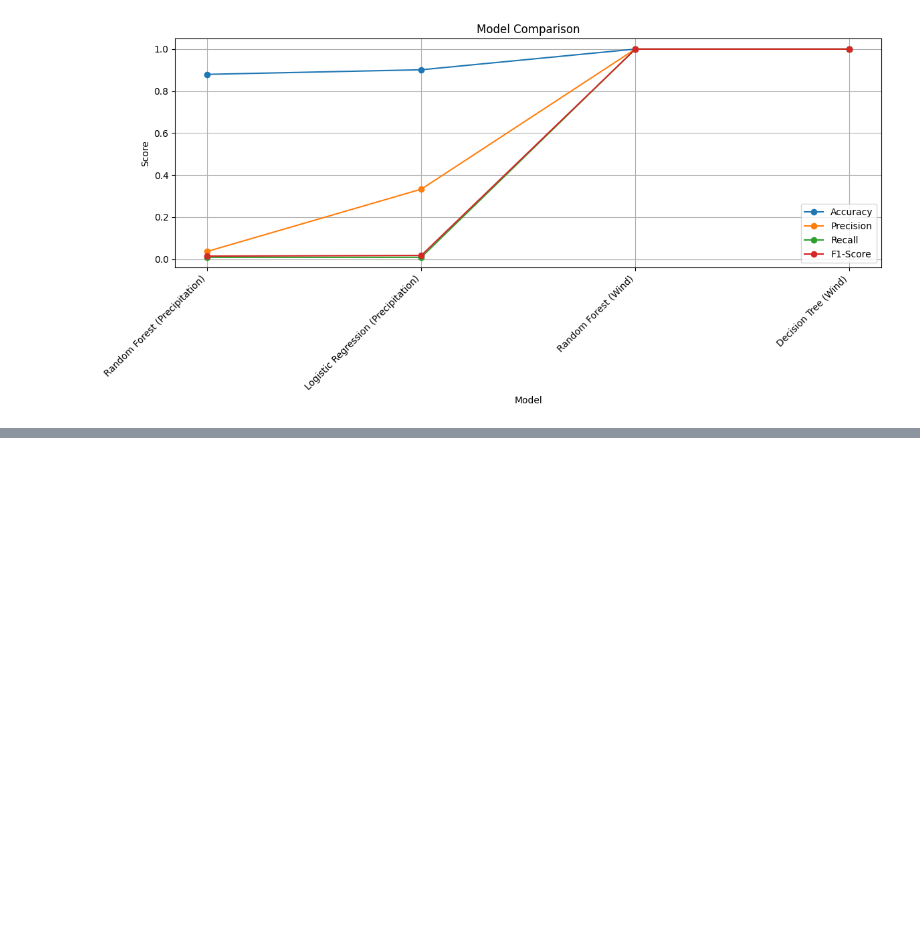
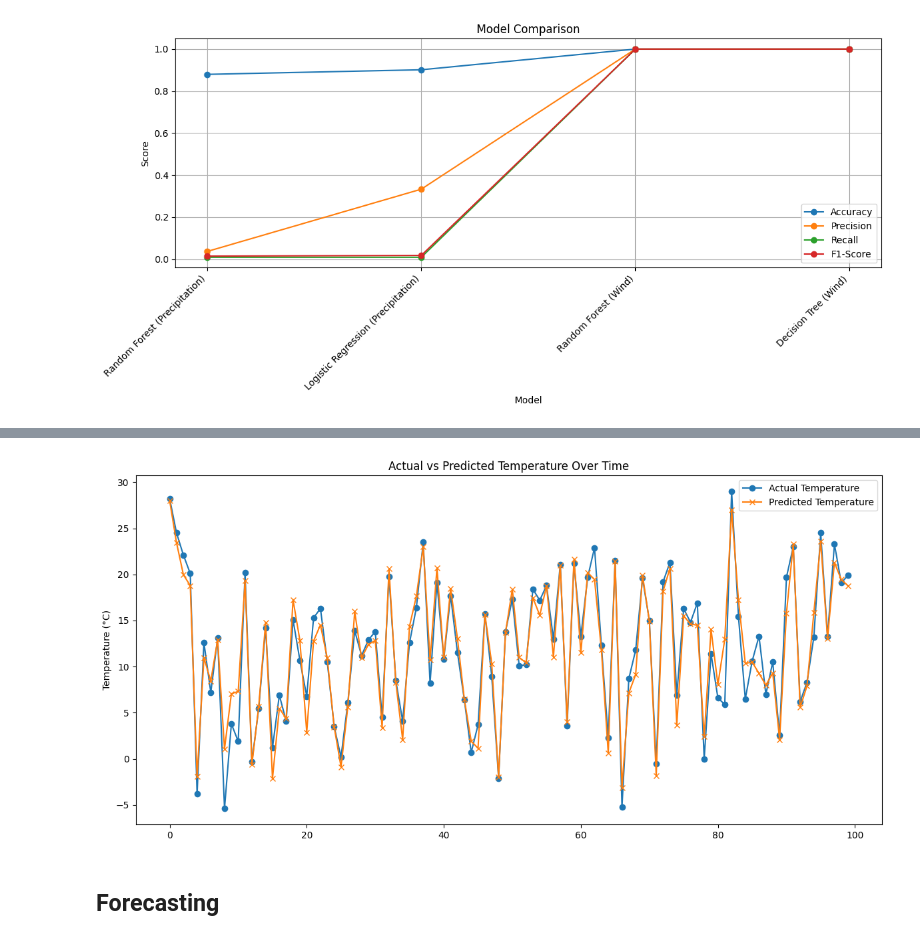
Before and after one commit to rithikashree1707/WeatherPrediction, a Jupyter notebook: Ritika.ipynb, the cells around one changed output, grey strips where cells are left out. Drawn from its saved outputs; the diff is of its cells as text; code cells hidden in the pictures; blank space fills up the shorter version.

```diff
--- a/Ritika.ipynb
+++ b/Ritika.ipynb
@@ -358,0 +428,14 @@ for X_test, y_test, model_name in zip(X_tests, y_tests, ModelNames):
+# %%
+# Plotting a time-series graph of actual and predicted values
+plt.figure(figsize=(12, 6))
+plt.plot(yTestPrediction.values[:100], label='Actual Temperature', marker='o')
+plt.plot(RandomForestRegressorPredictions[:100], label='Predicted Temperature', marker='x')
+plt.title('Actual vs Predicted Temperature Over Time')
+plt.ylabel('Temperature (°C)')
+plt.legend()
+plt.tight_layout()
+plt.show()
+# %% [output]
+[figure, added]
+# %% [markdown]
+## Forecasting
```
Also changed, not shown: parts of 22 cells of this notebook, 1 other file.
